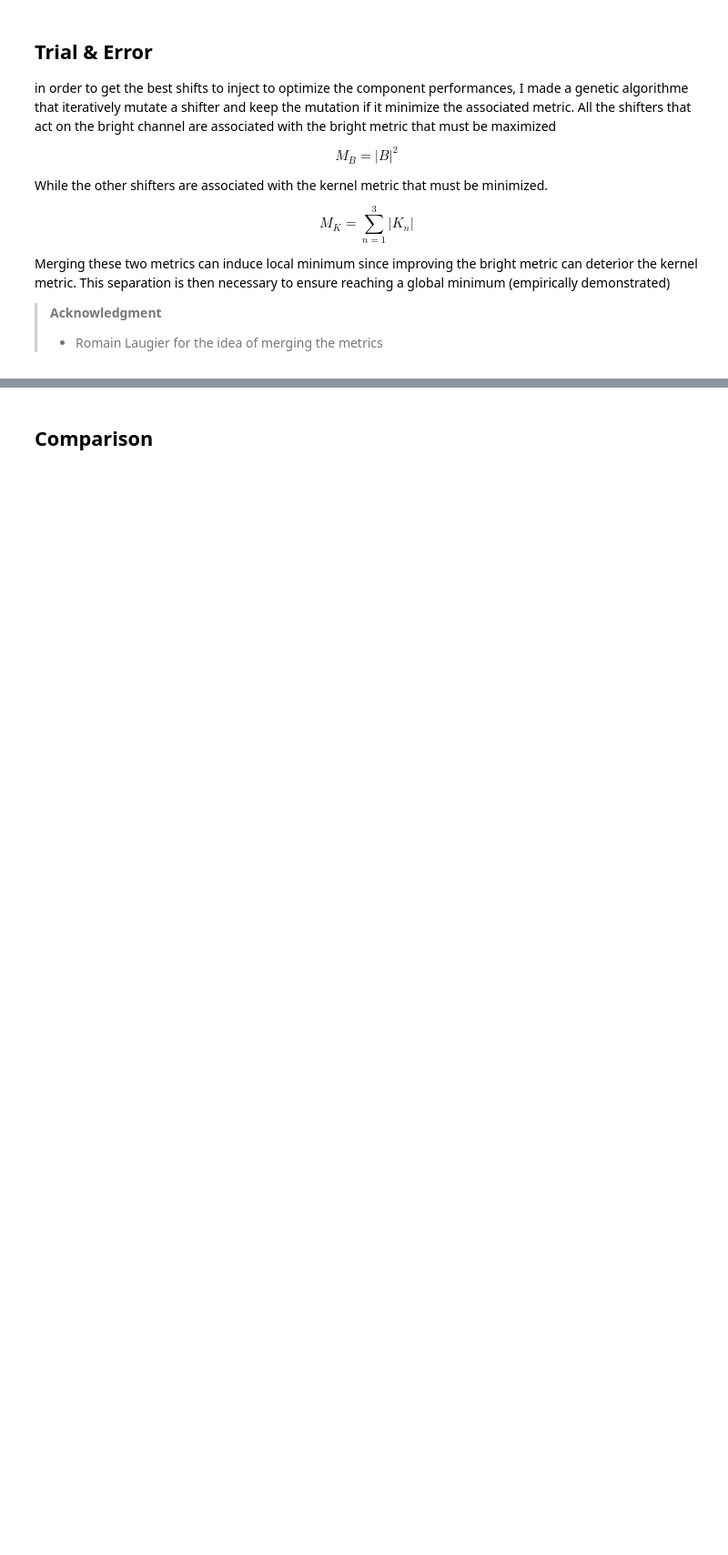
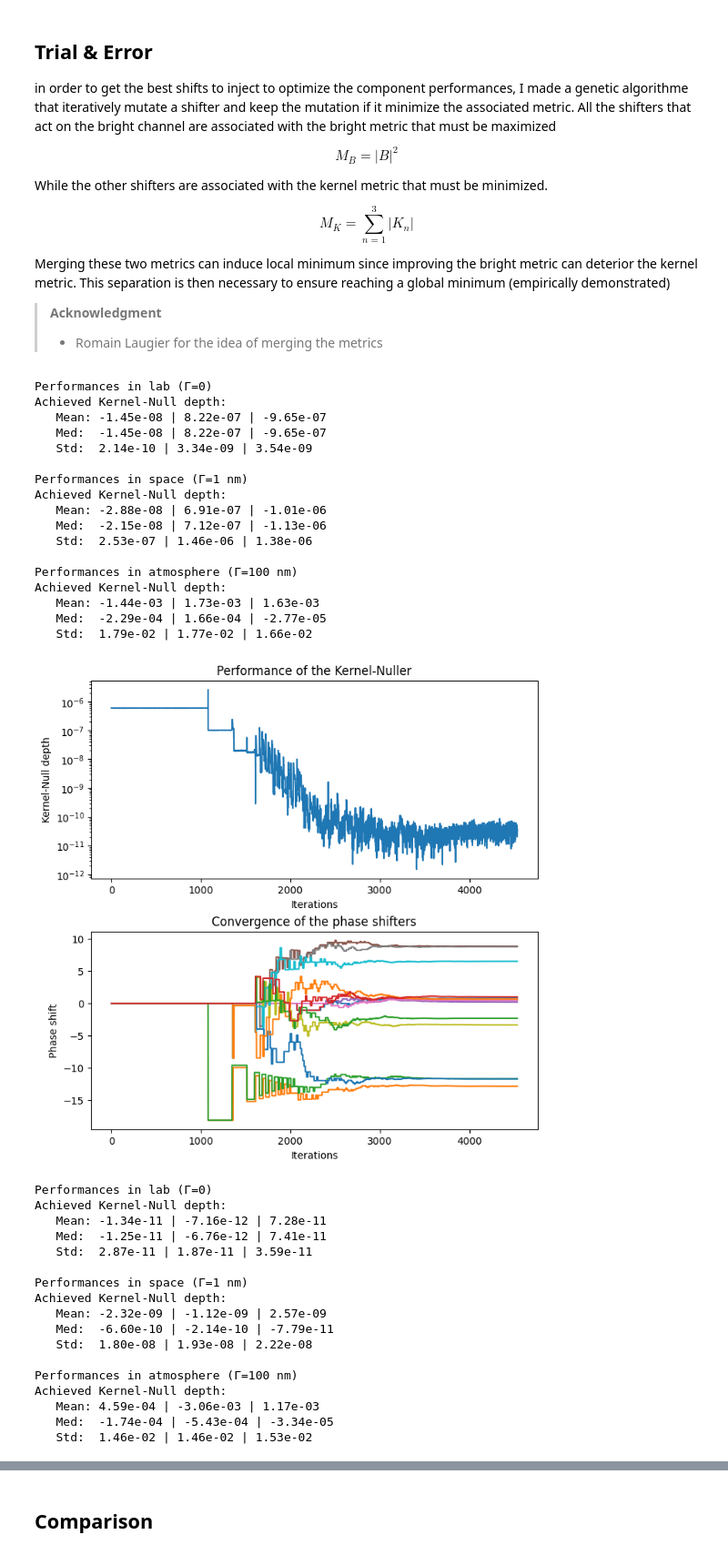
Before and after one commit to VForiel/Thesis, a Jupyter notebook: Thesis.ipynb, the cells around one changed output, grey strips where cells are left out. Shown at 91% size. Drawn from its saved outputs; the diff is of its cells as text; code cells hidden in the pictures; blank space fills up the shorter version.

```diff
--- a/Thesis.ipynb
+++ b/Thesis.ipynb
@@ -380,10 +398,46 @@ Merging these two metrics can induce local minimum since improving the bright me
 # %%
 from src import analysis
 from phise import Context
 import astropy.units as u
 ctx = Context.get_VLTI()
 ctx.monochromatic = True
-_ = analysis.calibration.genetic_approach(ctx=ctx, β=0.961, verbose=False, figsize=(7,7))
+_ = analysis.calibration.genetic_approach(ctx=ctx, β=0.961, verbose=False, figsize=(7,7), save_as="generated/thesis/calibration/trial_error.png")
+# %% [output]
+Performances in lab (Γ=0)
+Achieved Kernel-Null depth:
+   Mean: -1.45e-08 | 8.22e-07 | -9.65e-07
+   Med:  -1.45e-08 | 8.22e-07 | -9.65e-07
+   Std:  2.14e-10 | 3.34e-09 | 3.54e-09
+
+Performances in space (Γ=1 nm)
+Achieved Kernel-Null depth:
+   Mean: -2.88e-08 | 6.91e-07 | -1.01e-06
+   Med:  -2.15e-08 | 7.12e-07 | -1.13e-06
+   Std:  2.53e-07 | 1.46e-06 | 1.38e-06
+
+Performances in atmosphere (Γ=100 nm)
+Achieved Kernel-Null depth:
+   Mean: -1.44e-03 | 1.73e-03 | 1.63e-03
+   Med:  -2.29e-04 | 1.66e-04 | -2.77e-05
+   Std:  1.79e-02 | 1.77e-02 | 1.66e-02
+[figure, added]
+Performances in lab (Γ=0)
+Achieved Kernel-Null depth:
+   Mean: -1.34e-11 | -7.16e-12 | 7.28e-11
+   Med:  -1.25e-11 | -6.76e-12 | 7.41e-11
+   Std:  2.87e-11 | 1.87e-11 | 3.59e-11
+
+Performances in space (Γ=1 nm)
+Achieved Kernel-Null depth:
+   Mean: -2.32e-09 | -1.12e-09 | 2.57e-09
+   Med:  -6.60e-10 | -2.14e-10 | -7.79e-11
+   Std:  1.80e-08 | 1.93e-08 | 2.22e-08
+
+Performances in atmosphere (Γ=100 nm)
+Achieved Kernel-Null depth:
+   Mean: 4.59e-04 | -3.06e-03 | 1.17e-03
+   Med:  -1.74e-04 | -5.43e-04 | -3.34e-05
+   Std:  1.46e-02 | 1.46e-02 | 1.53e-02
 # %% [markdown]
 ## Obstruction
 
```
Also changed, not shown: parts of 26 cells of this notebook, 13 other files.
